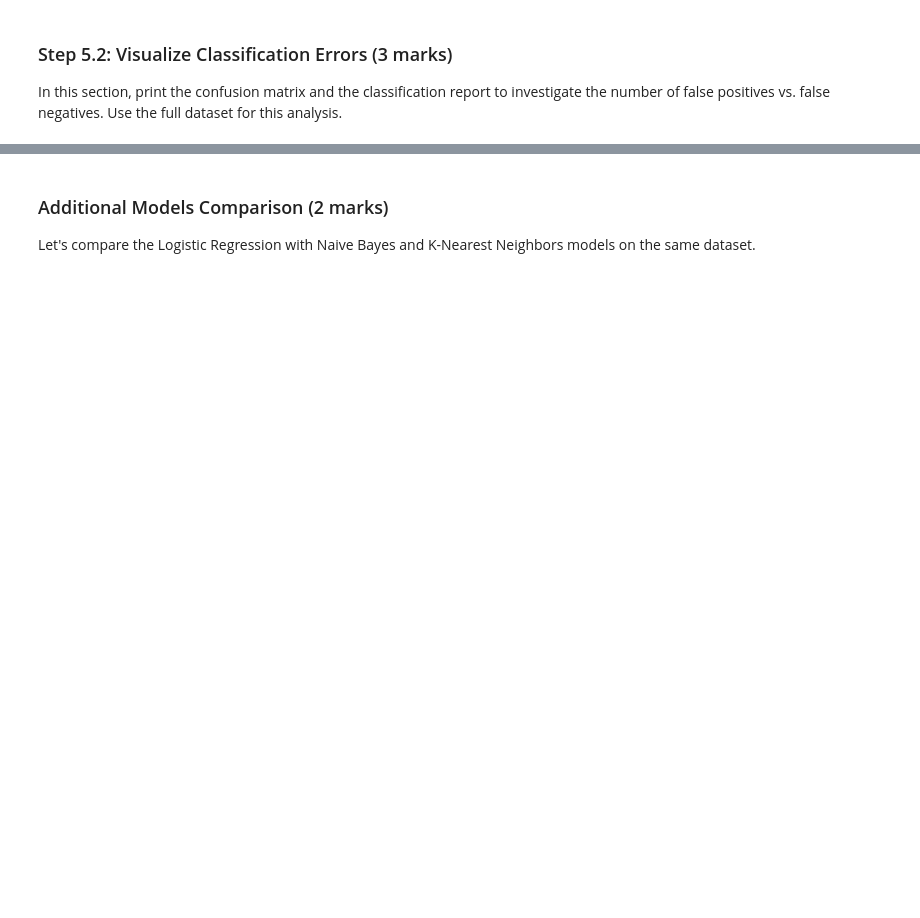
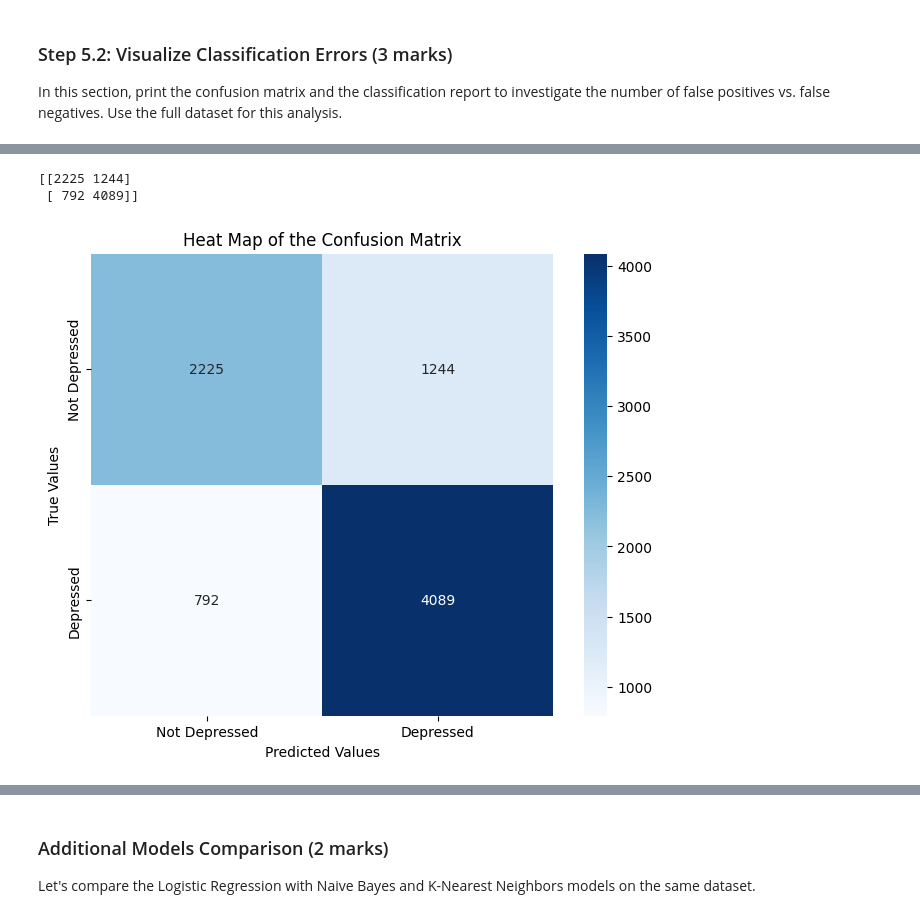
Before and after one commit to hRazaRizvi/ENGG680_2025_Fall, a Jupyter notebook: Lab_Assignment2/Assignment2.ipynb, the cells around one changed output, grey strips where cells are left out. Drawn from its saved outputs; the diff is of its cells as text; code cells hidden in the pictures; blank space fills up the shorter version.

```diff
--- a/Lab_Assignment2/Assignment2.ipynb
+++ b/Lab_Assignment2/Assignment2.ipynb
@@ -686,0 +704,12 @@ In this section, print the confusion matrix and the classification report to inv
+# %%
+# Retrieve target vector and predicted values for testing set using full dataset
+# (1 marks)
+# Note: 70% training set, 30% testing set
+X_train, X_test, y_train, y_test = train_test_split(X, y, test_size = 0.3, random_state = 0) #split data into training and testing
+model = LogisticRegression(max_iter=2000)
+model.fit(X_train, y_train) #training model with data
+y_pred_prob = model.predict_proba(X_test) #testing model
+y_pred = model.predict(X_test) #predicted value
+
+print('Testing values: ', y_test) #y_test stores the true values
+print('Predicted values: ',y_pred)
@@ -687,24 +730,30 @@ In this section, print the confusion matrix and the classification report to inv
 # %%
 from sklearn.metrics import confusion_matrix
 # Calculate confusion matrix: confusion_matrix()
 # (1 marks)
 
+conf_mat = confusion_matrix(y_true=y_test, y_pred=y_pred)
+print(conf_mat)
 
 
 # Print confusion matrix using a heatmap: sns.heatmap()
 plt.figure(figsize=(8, 6))
 sns.heatmap(conf_mat,
            xticklabels=['Not Depressed', 'Depressed'],
            yticklabels=['Not Depressed', 'Depressed'],
            square=True,
            annot=True,
            cbar=True,
            fmt='d',
            cmap='Blues')
-plt.xlabel(   )
-plt.ylabel(   )
-plt.title(   )
+plt.xlabel('Predicted Values')
+plt.ylabel('True Values'   )
+plt.title('Heat Map of the Confusion Matrix')
 plt.show()
+# %% [output]
+[[2225 1244]
+ [ 792 4089]]
+[figure, added]
 # %%
 from sklearn.metrics import classification_report
 # Print classification report: classification_report()
```
Also changed, not shown: parts of 28 cells of this notebook.
